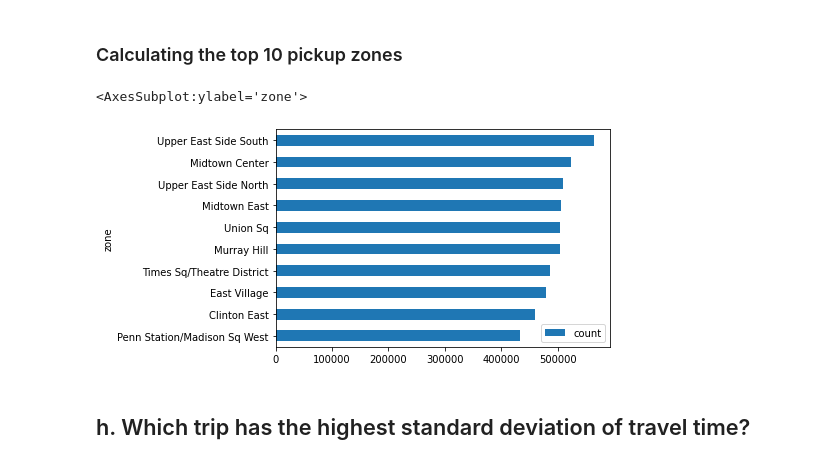
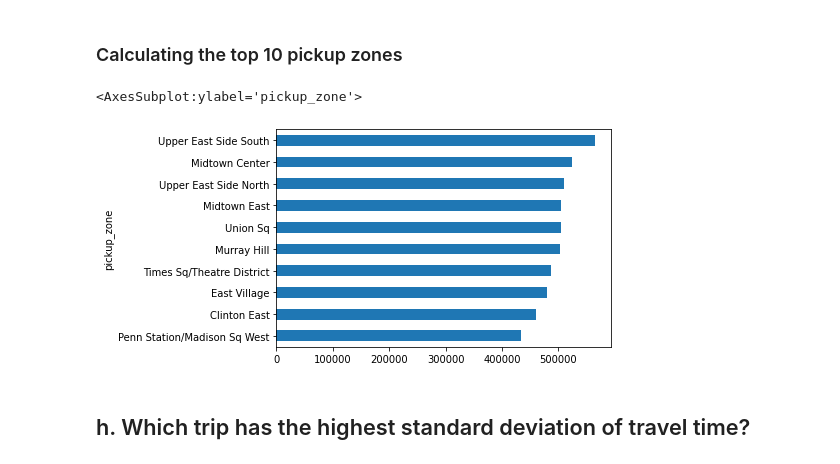
Before and after one commit to jarrydharris/NYC_taxi, a Jupyter notebook: cba_questions.ipynb, the cells around one changed output. Drawn from its saved outputs; the diff is of its cells as text; code cells hidden in the pictures.

```diff
--- a/cba_questions.ipynb
+++ b/cba_questions.ipynb
@@ -293,53 +188,23 @@ clean_data = clean_data[(clean_data["pickup_id"] > 0) &
-# %%
-"""
-
-"""
-clean_data = clean_data.merge(taxi_zones
-                              .rename(columns={"LocationID":"pickup_id",
-                                              "zone":"pickup_zone",
-                                              "borough":"pickup_borough"}),
-                              on="pickup_id",
-                              how="left")
-clean_data = clean_data.merge(taxi_zones
-                              .rename(columns={"LocationID":"dropoff_id",
-                                              "zone":"dropoff_zone",
-                                              "borough":"dropoff_borough"}),
-                              on="dropoff_id",
-                              how="left")
-for column in ["pickup_zone", "pickup_borough", "dropoff_zone", "dropoff_borough"]:
-    clean_data[column] = clean_data[column].astype("category")
-# %%
-clean_data["trip"] = (clean_data["pickup_zone"]
-                      .astype("string")
-                      .str
-                      .cat(clean_data["dropoff_zone"]
-                           .astype("string"),
-                           sep=" to "))
-# %%
-clean_data["trip"] = clean_data["trip"].astype("category")
 # %% [markdown]
 ### Calculating the top 10 pickup zones
 # %%
 # Count the number of times a pickup occured in a zone, sort by the highest counts
-top_10_pickup_zones = (clean_data.groupby("pickup_id")
+top_10_pickup_zones = (clean_data.groupby("pickup_zone")
                     .count()
                     .sort_values(clean_data.columns[0],
                                  ascending=False)
                     .loc[:,clean_data.columns[0]])
 top_10_pickup_zones.name = "count"
 # %%
-# pd.merge(frame_1, frame_2, left_on='county_ID', right_on='countyid')
-top_10_pickup_zones = (pd.DataFrame(top_10_pickup_zones.head(10))
-                       .merge(taxi_zones,
-                              left_on="pickup_id",
-                              right_on="LocationID",
-                              how="left")
-                      .sort_values(top_10_pickup_zones.name,
-                                   ascending=True))
-top_10_pickup_zones.plot(x="zone", y="count", kind="barh")
+(top_10_pickup_zones
+ .head(10)
+ .sort_values(ascending=True)
+ .plot(x="zone",
+       y="count",
+       kind="barh"))
 # %% [output]
-<AxesSubplot:ylabel='zone'>
+<AxesSubplot:ylabel='pickup_zone'>
-[figure, old version]
+[figure, new version]
 # %% [markdown]
 ## h. Which trip has the highest standard deviation of travel time?
 # %%
```
Also changed, not shown: parts of 24 cells of this notebook, 7 other files.
